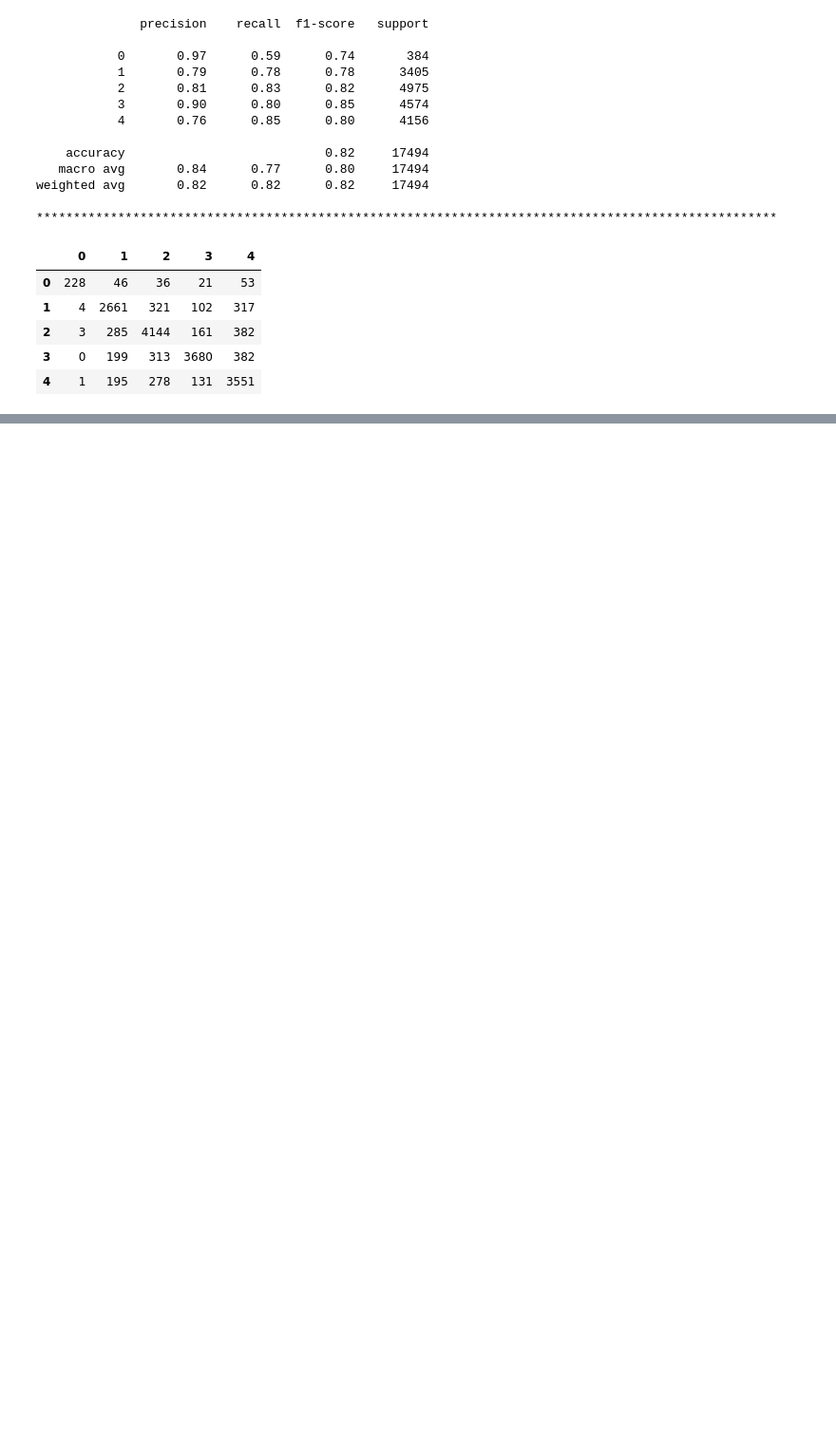
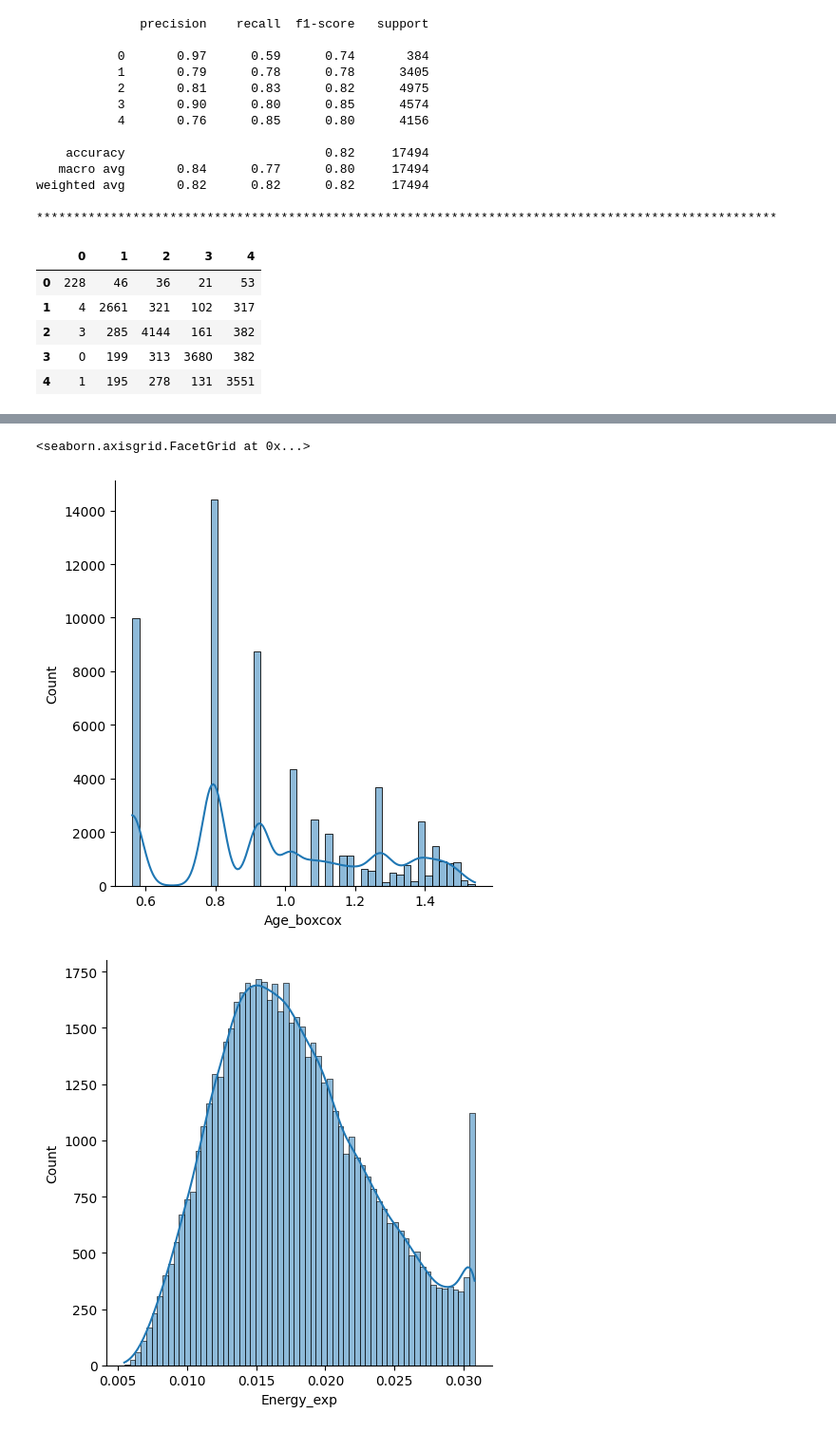
Before and after one commit to wyieborn/Pet-Finder-Adoption, a Jupyter notebook: eda_features_engineering_model_antonio/PetFinder_Analytics.ipynb, the cells around one changed output, grey strips where cells are left out. Shown at 95% size. Saved outputs shown, nothing was run; the diff lists cells and outputs as text; code cells hidden in the pictures; blank space fills up the shorter version.

```diff
--- a/eda_features_engineering_model_antonio/PetFinder_Analytics.ipynb
+++ b/eda_features_engineering_model_antonio/PetFinder_Analytics.ipynb
@@ -712,0 +833,20 @@ weighted avg       0.82      0.82      0.82     17494
+# %%
+from nltk.tokenize import word_tokenize
+from nltk.corpus import stopwords
+
+#Specify the target word for popularity (lowercased)
+target_word = "language"
+
+#Tokenization function
+def tokenize(text):
+    tokens = word_tokenize(text.lower())
+    tokens = [token for token in tokens if token.isalpha()]
+    stop_words = set(stopwords.words('english'))
+    tokens = [token for token in tokens if token not in stop_words]
+    return tokens
+
+#Tokenize the text
+df_petf['Tokenized_Text'] = df_petf['Description'].apply(tokenize)
+
+# Calculate popularity for the target word
+df_petf['Popularity'] = df_petf['Tokenized_Text'].apply(lambda tokens: tokens.count(target_word))
@@ -712,0 +874,13 @@ weighted avg       0.82      0.82      0.82     17494
+# %%
+#Printing boxcox transformation for feature 'Age_log'
+sns.displot(data = df_petf, x = "Age_boxcox", kde=True)
+
+#Printing exponential transformation for feature 'Energy_log'
+sns.displot(data = df_petf, x = "Energy_exp", kde=True)
+
+#Printing popularity
+sns.displot(data = df_petf, x = "Popularity", kde=True)
+# %% [output]
+<seaborn.axisgrid.FacetGrid at 0x...>
+[figure, added]
+[figure, added]
```
Also changed, not shown: parts of 25 cells of this notebook, 1 other file.
